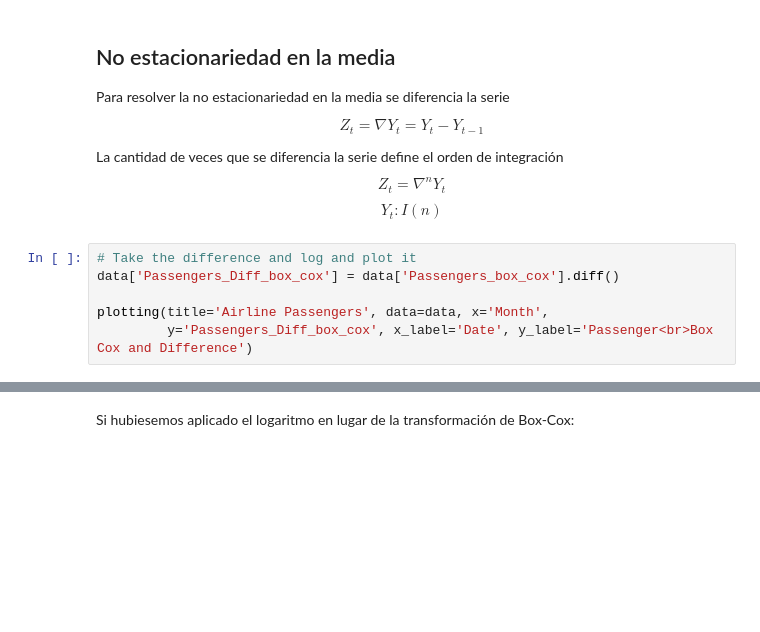
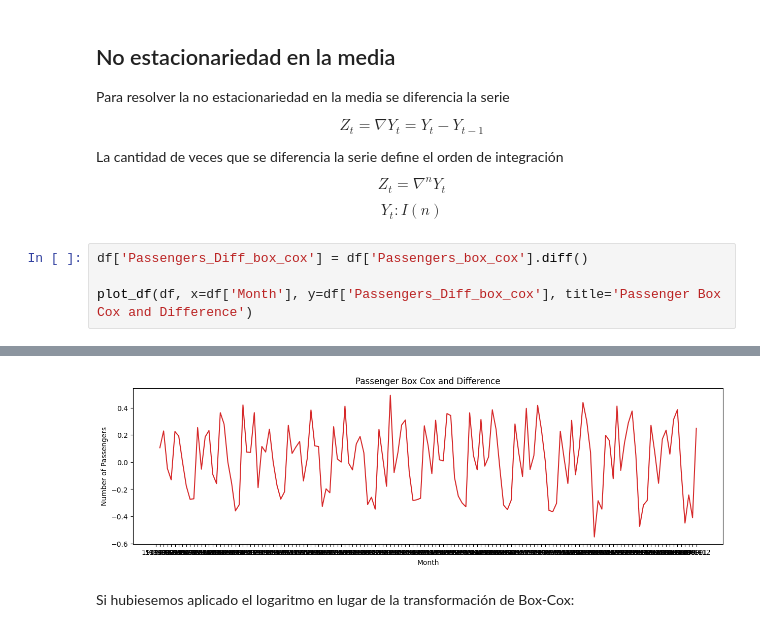
Before and after one commit to treginelli/Series_de_tiempo, a Jupyter notebook: Series_de_tiempo.ipynb, the cells around one changed output, grey strips where cells are left out. Cells and saved outputs as stored; diff of their text form; blank space fills up the shorter version.

```diff
--- a/Series_de_tiempo.ipynb
+++ b/Series_de_tiempo.ipynb
@@ -142,9 +122,7 @@ Z_t = \nabla^n Y_t
 Y_t:I(n)
 \end{equation}
 # %%
-# Take the difference and log and plot it
-data['Passengers_Diff_box_cox'] = data['Passengers_box_cox'].diff()
+df['Passengers_Diff_box_cox'] = df['Passengers_box_cox'].diff()
 
-plotting(title='Airline Passengers', data=data, x='Month',
-         y='Passengers_Diff_box_cox', x_label='Date', y_label='Passenger<br>Box Cox and Difference')
+plot_df(df, x=df['Month'], y=df['Passengers_Diff_box_cox'], title='Passenger Box Cox and Difference')
 # %% [output]
@@ -152,3 +129,4 @@ plotting(title='Airline Passengers', data=data, x='Month',
+[figure, added]
 # %% [markdown]
 Si hubiesemos aplicado el logaritmo en lugar de la transformación de Box-Cox:
 # %%
```
Also changed, not shown: parts of 7 cells of this notebook.
